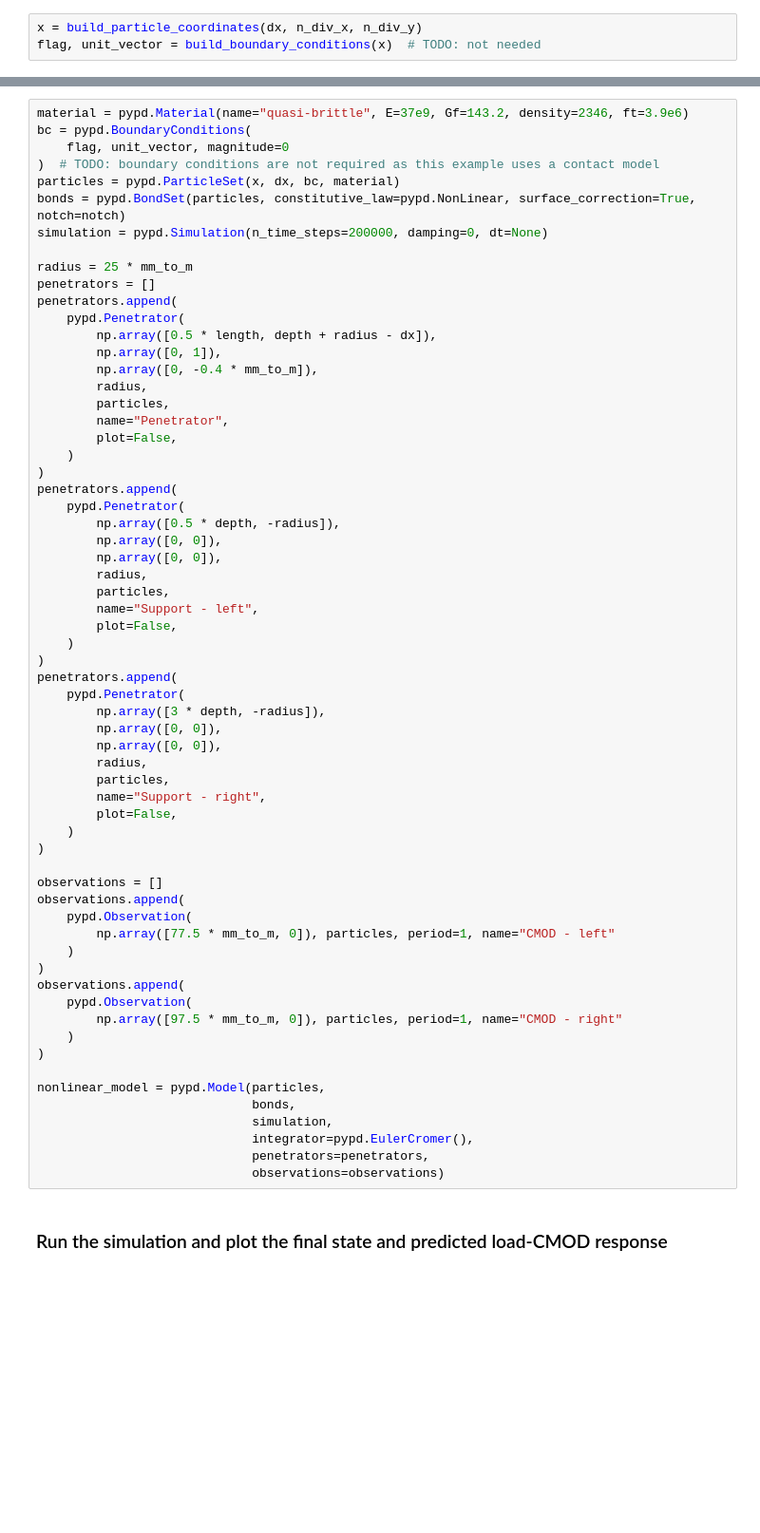
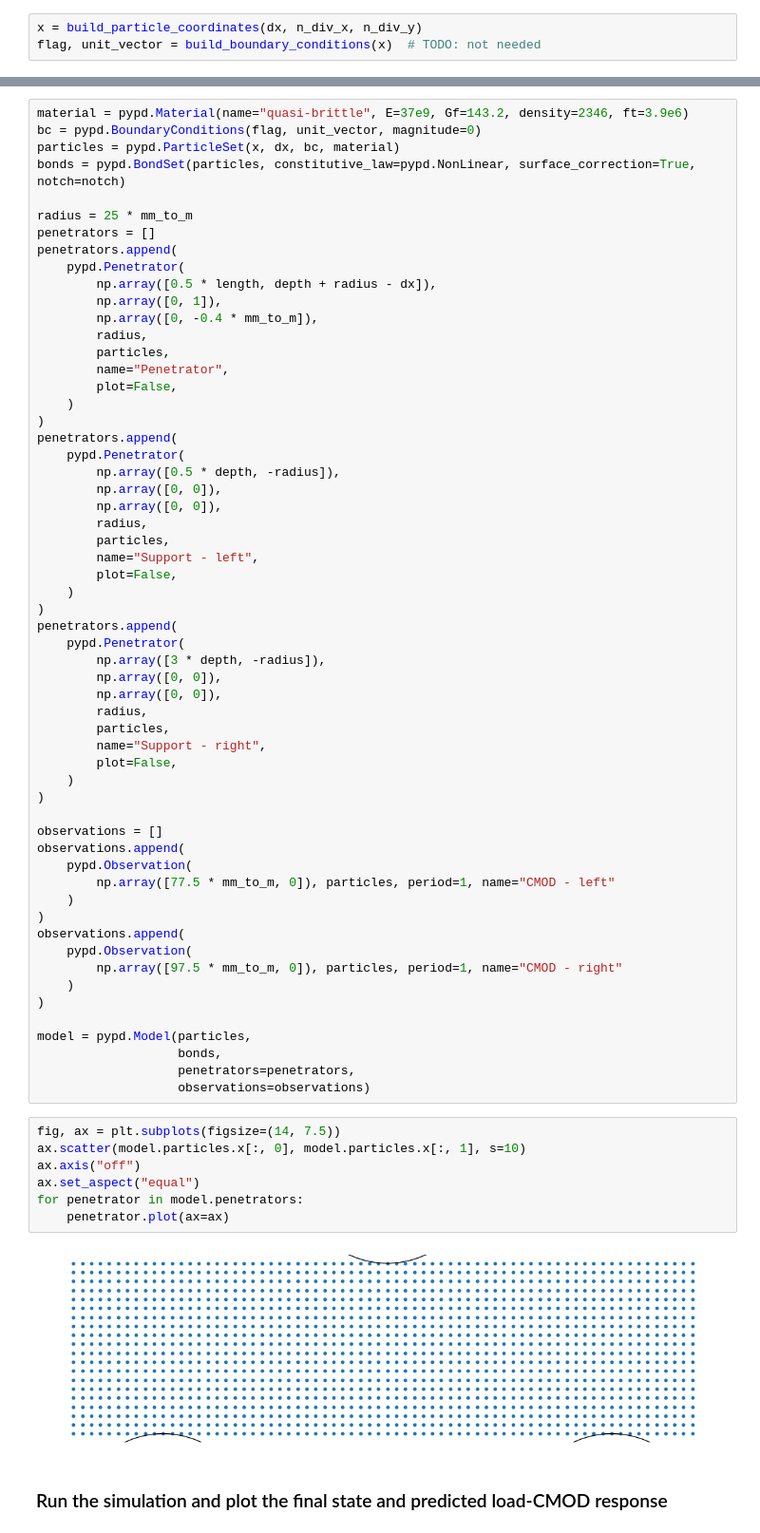
Before and after one commit to mark-hobbs/pypd, a Jupyter notebook: examples/half_notched_beam.ipynb, the cells around one changed output, grey strips where cells are left out. Shown at 95% size. Drawn from its saved outputs; the diff is of its cells as text; blank space fills up the shorter version.

Commit message:
Restructuring plus changes to the plotting of penetrators

```diff
--- a/examples/half_notched_beam.ipynb
+++ b/examples/half_notched_beam.ipynb
@@ -164,11 +166,8 @@ flag, unit_vector = build_boundary_conditions(x)  # TODO: not needed
 # %%
 material = pypd.Material(name="quasi-brittle", E=37e9, Gf=143.2, density=2346, ft=3.9e6)
-bc = pypd.BoundaryConditions(
-    flag, unit_vector, magnitude=0
-)  # TODO: boundary conditions are not required as this example uses a contact model
+bc = pypd.BoundaryConditions(flag, unit_vector, magnitude=0)
 particles = pypd.ParticleSet(x, dx, bc, material)
 bonds = pypd.BondSet(particles, constitutive_law=pypd.NonLinear, surface_correction=True, notch=notch)
-simulation = pypd.Simulation(n_time_steps=200000, damping=0, dt=None)
 
 radius = 25 * mm_to_m
 penetrators = []
@@ -218,12 +217,19 @@ observations.append(
     )
 )
 
-nonlinear_model = pypd.Model(particles,
-                             bonds,
-                             simulation,
-                             integrator=pypd.EulerCromer(),
-                             penetrators=penetrators,
-                             observations=observations)
+model = pypd.Model(particles,
+                   bonds,
+                   penetrators=penetrators,
+                   observations=observations)
+# %%
+fig, ax = plt.subplots(figsize=(14, 7.5))
+ax.scatter(model.particles.x[:, 0], model.particles.x[:, 1], s=10)
+ax.axis("off")
+ax.set_aspect("equal")
+for penetrator in model.penetrators:
+    penetrator.plot(ax=ax)
+# %% [output]
+[figure, added]
 # %% [markdown]
 ### Run the simulation and plot the final state and predicted load-CMOD response
 # %%
```
Also changed, not shown: parts of 3 cells of this notebook, 2 other files.
